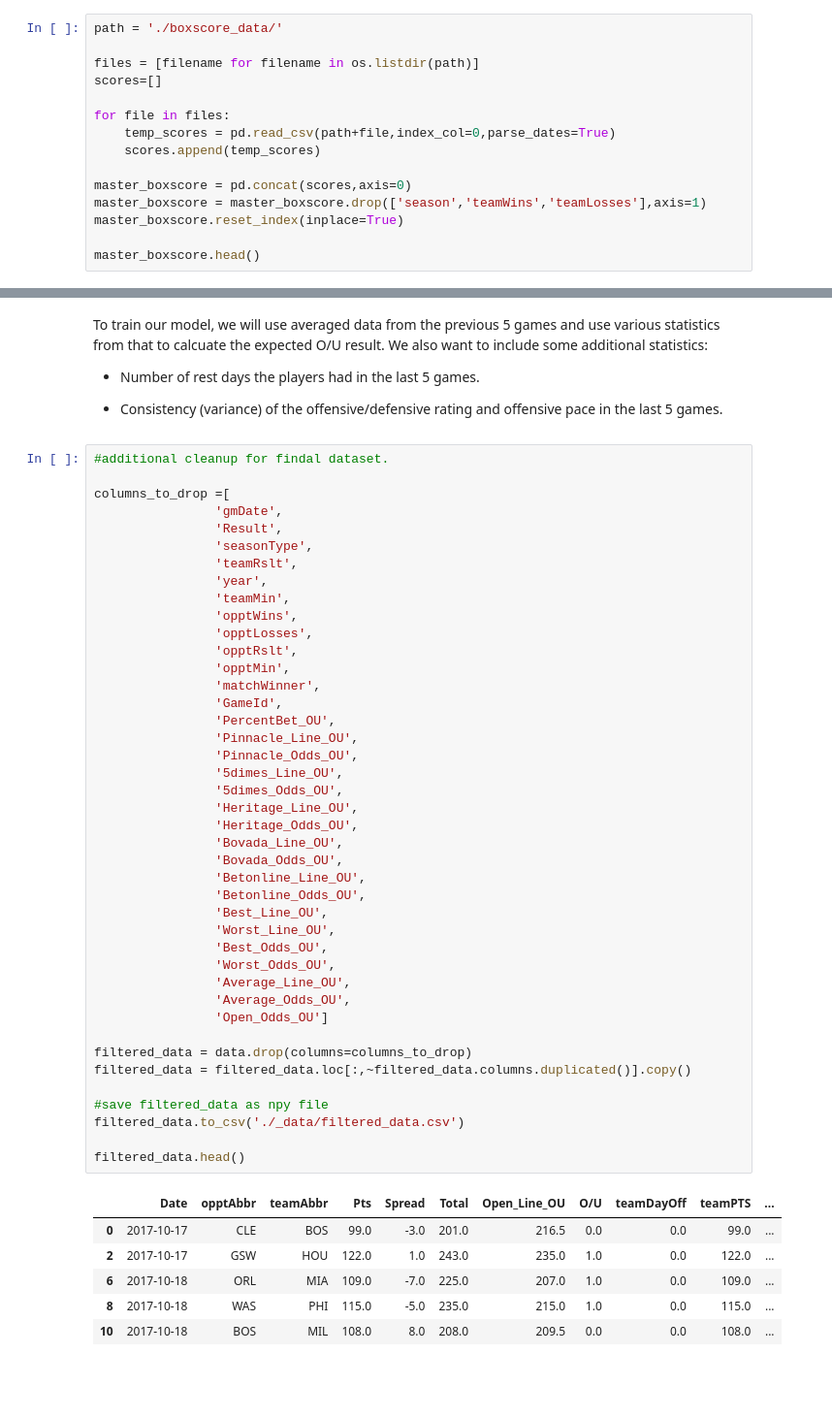
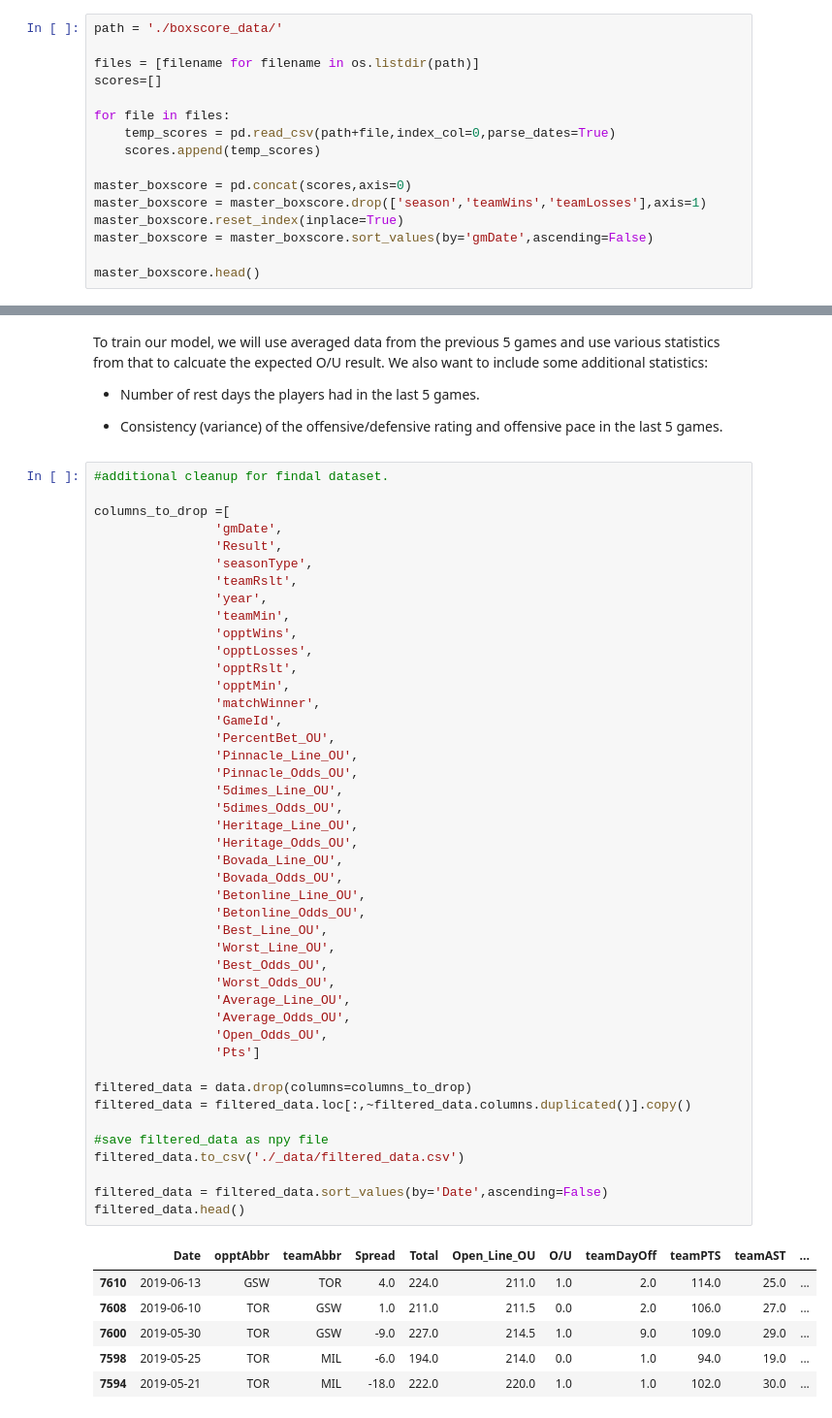
Before and after one commit to geloganu/NBA_Over_Under_Models, a Jupyter notebook: EDA.ipynb, the cells around one changed output, grey strips where cells are left out. Shown at 97% size. Cells and saved outputs as stored; diff of their text form; blank space fills up the shorter version.

```diff
--- a/EDA.ipynb
+++ b/EDA.ipynb
@@ -173,6 +173,7 @@ for file in files:
 master_boxscore = pd.concat(scores,axis=0)
 master_boxscore = master_boxscore.drop(['season','teamWins','teamLosses'],axis=1)
 master_boxscore.reset_index(inplace=True)
+master_boxscore = master_boxscore.sort_values(by='gmDate',ascending=False)
 
 master_boxscore.head()
 # %% [output]
@@ -233,37 +234,39 @@ columns_to_drop =[
                 'opptRslt',
                 'opptMin',
                 'matchWinner',
                 'GameId',
                 'PercentBet_OU',
                 'Pinnacle_Line_OU',
                 'Pinnacle_Odds_OU',
                 '5dimes_Line_OU',
                 '5dimes_Odds_OU',
                 'Heritage_Line_OU',
                 'Heritage_Odds_OU',
                 'Bovada_Line_OU',
                 'Bovada_Odds_OU',
                 'Betonline_Line_OU',
                 'Betonline_Odds_OU',
                 'Best_Line_OU',
                 'Worst_Line_OU',
                 'Best_Odds_OU',
                 'Worst_Odds_OU',
                 'Average_Line_OU',
                 'Average_Odds_OU',
-                'Open_Odds_OU']
+                'Open_Odds_OU',
+                'Pts']
 
 filtered_data = data.drop(columns=columns_to_drop)
 filtered_data = filtered_data.loc[:,~filtered_data.columns.duplicated()].copy()
 
 #save filtered_data as npy file
 filtered_data.to_csv('./_data/filtered_data.csv')
 
+filtered_data = filtered_data.sort_values(by='Date',ascending=False)
 filtered_data.head()
 # %% [output]
-|  | Date | opptAbbr | teamAbbr | Pts | Spread | Total | Open_Line_OU | O/U | teamDayOff | teamPTS | ... |
-| 0 | 2017-10-17 | CLE | BOS | 99.0 | -3.0 | 201.0 | 216.5 | 0.0 | 0.0 | 99.0 | ... |
-| 2 | 2017-10-17 | GSW | HOU | 122.0 | 1.0 | 243.0 | 235.0 | 1.0 | 0.0 | 122.0 | ... |
-| 6 | 2017-10-18 | ORL | MIA | 109.0 | -7.0 | 225.0 | 207.0 | 1.0 | 0.0 | 109.0 | ... |
-| 8 | 2017-10-18 | WAS | PHI | 115.0 | -5.0 | 235.0 | 215.0 | 1.0 | 0.0 | 115.0 | ... |
-| 10 | 2017-10-18 | BOS | MIL | 108.0 | 8.0 | 208.0 | 209.5 | 0.0 | 0.0 | 108.0 | ... |
+|  | Date | opptAbbr | teamAbbr | Spread | Total | Open_Line_OU | O/U | teamDayOff | teamPTS | teamAST | ... |
+| 7610 | 2019-06-13 | GSW | TOR | 4.0 | 224.0 | 211.0 | 1.0 | 2.0 | 114.0 | 25.0 | ... |
+| 7608 | 2019-06-10 | TOR | GSW | 1.0 | 211.0 | 211.5 | 0.0 | 2.0 | 106.0 | 27.0 | ... |
+| 7600 | 2019-05-30 | TOR | GSW | -9.0 | 227.0 | 214.5 | 1.0 | 9.0 | 109.0 | 29.0 | ... |
+| 7598 | 2019-05-25 | TOR | MIL | -6.0 | 194.0 | 214.0 | 0.0 | 1.0 | 94.0 | 19.0 | ... |
+| 7594 | 2019-05-21 | TOR | MIL | -18.0 | 222.0 | 220.0 | 1.0 | 1.0 | 102.0 | 30.0 | ... |
```
Also changed, not shown: parts of 10 cells of this notebook, 9 other files.
